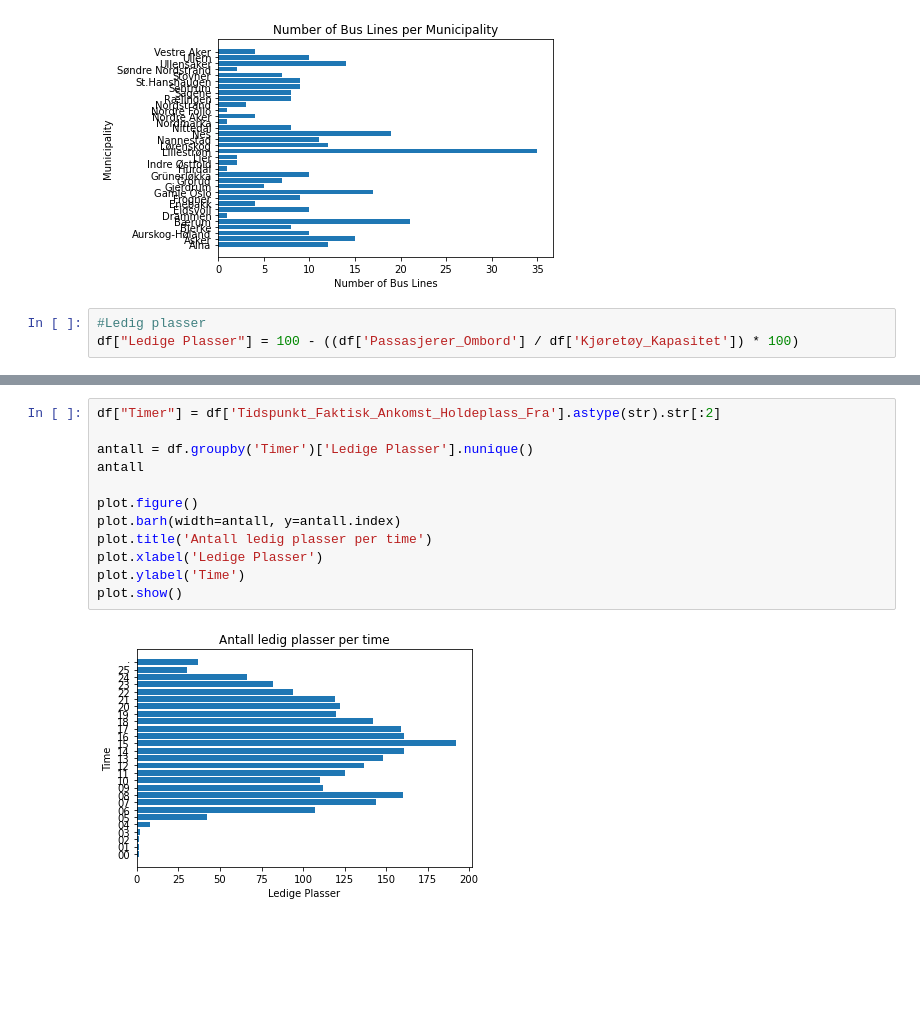
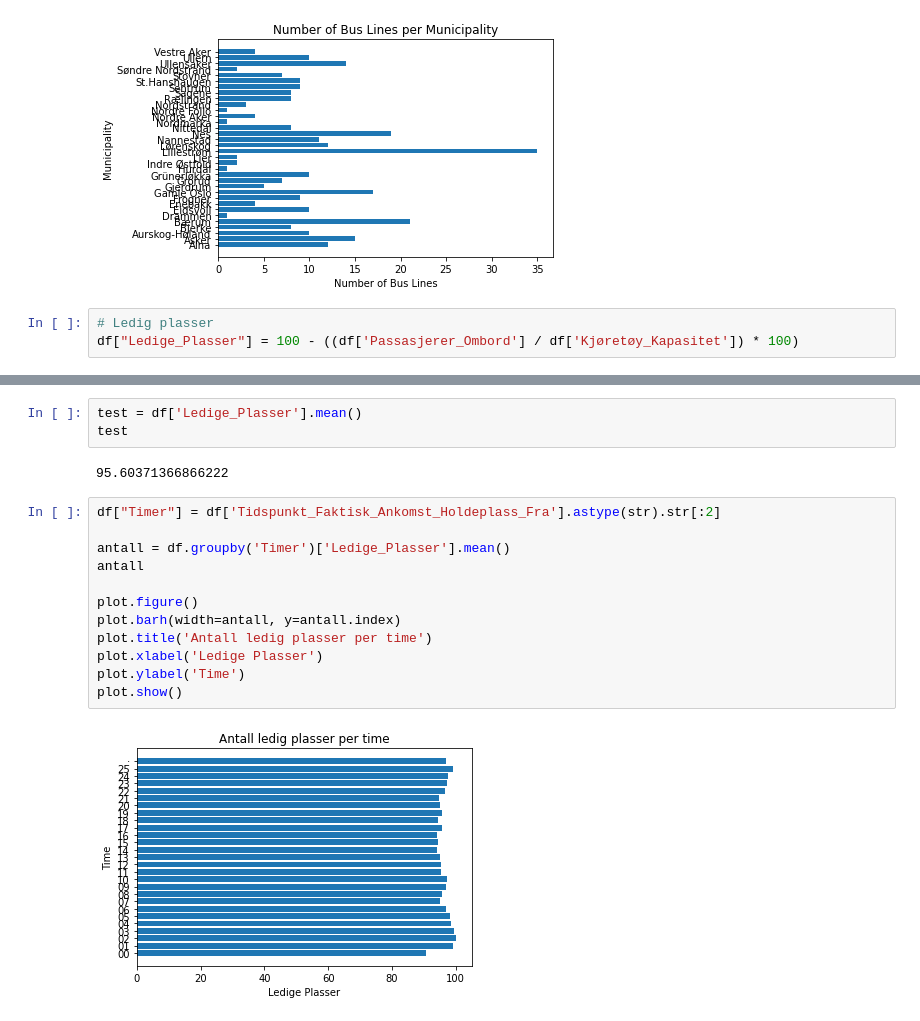
Before and after one commit to AliAnsar123/Assignment-1-DAVE3625, a Jupyter notebook: Assignment 1.ipynb, the cells around one changed output, grey strips where cells are left out. Drawn from its saved outputs; the diff is of its cells as text; blank space fills up the shorter version.

```diff
--- a/Assignment 1.ipynb
+++ b/Assignment 1.ipynb
@@ -42,5 +42,5 @@ plot.show()
 # %% [output]
 [figure]
 # %%
-#Ledig plasser
-df["Ledige Plasser"] = 100 - ((df['Passasjerer_Ombord'] / df['Kjøretøy_Kapasitet']) * 100)
+# Ledig plasser
+df["Ledige_Plasser"] = 100 - ((df['Passasjerer_Ombord'] / df['Kjøretøy_Kapasitet']) * 100)
@@ -47,14 +52,19 @@ df["Ledige Plasser"] = 100 - ((df['Passasjerer_Ombord'] / df['Kjøretøy_Kapasit
+# %%
+test = df['Ledige_Plasser'].mean()
+test
+# %% [output]
+95.60371366866222
 # %%
 df["Timer"] = df['Tidspunkt_Faktisk_Ankomst_Holdeplass_Fra'].astype(str).str[:2]
 
-antall = df.groupby('Timer')['Ledige Plasser'].nunique()
+antall = df.groupby('Timer')['Ledige_Plasser'].mean()
 antall
 
 plot.figure()
 plot.barh(width=antall, y=antall.index)
 plot.title('Antall ledig plasser per time')
 plot.xlabel('Ledige Plasser')
 plot.ylabel('Time')
 plot.show()
 # %% [output]
-[figure, old version]
+[figure, new version]
```
Also changed, not shown: parts of 3 cells of this notebook.
